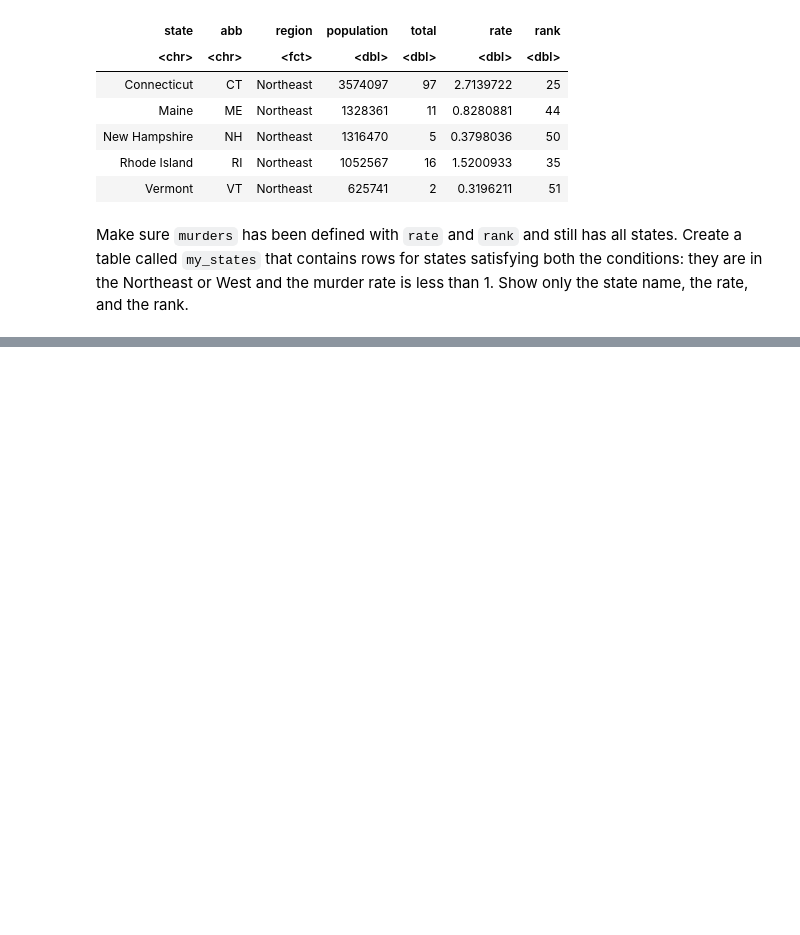
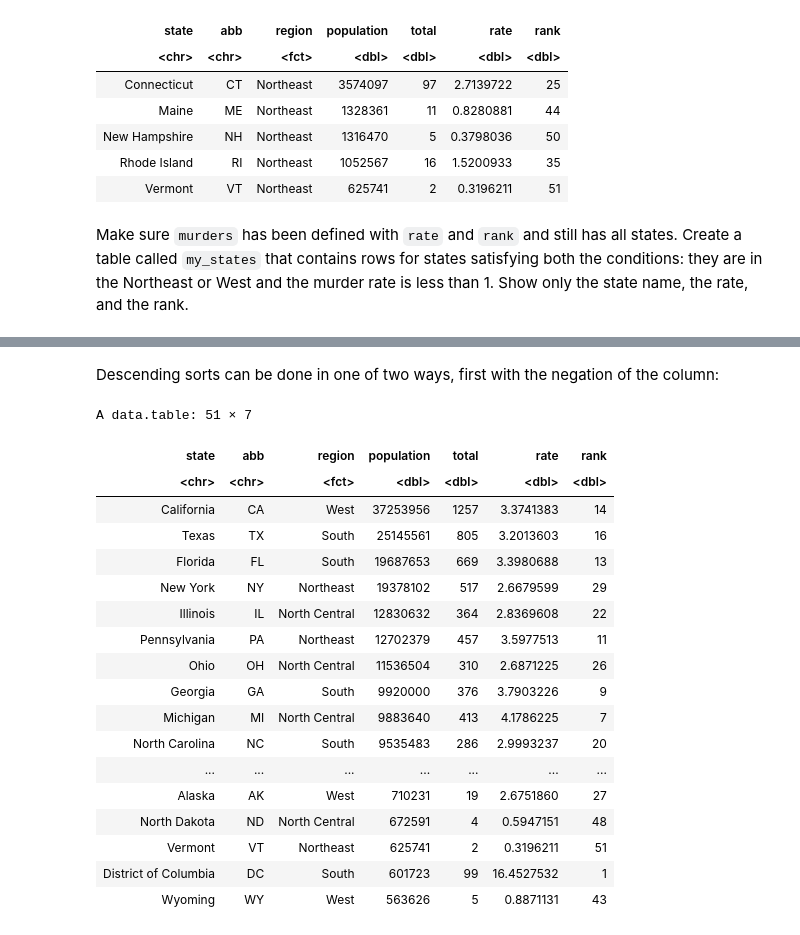
Before and after one commit to readyready15728/data-wrangling-and-visualization-with-r, a Jupyter notebook: 05_data.table/05_data.table.ipynb, the cells around one changed output, grey strips where cells are left out. Saved outputs shown, nothing was run; the diff lists cells and outputs as text; code cells hidden in the pictures; blank space fills up the shorter version.

```diff
--- a/05_data.table/05_data.table.ipynb
+++ b/05_data.table/05_data.table.ipynb
@@ -425,0 +549,24 @@ my_states <- murders_dt[region %in% c('Northeast', 'West') & rate <= 1]
+# %% [markdown]
+Descending sorts can be done in one of two ways, first with the negation of the column:
+# %%
+murders_dt[order(-population)]
+# %% [output]
+A data.table: 51 × 7
+| state | abb | region | population | total | rate | rank |
+| <chr> | <chr> | <fct> | <dbl> | <dbl> | <dbl> | <dbl> |
+| California | CA | West | 37253956 | 1257 | 3.3741383 | 14 |
+| Texas | TX | South | 25145561 | 805 | 3.2013603 | 16 |
+| Florida | FL | South | 19687653 | 669 | 3.3980688 | 13 |
+| New York | NY | Northeast | 19378102 | 517 | 2.6679599 | 29 |
+| Illinois | IL | North Central | 12830632 | 364 | 2.8369608 | 22 |
+| Pennsylvania | PA | Northeast | 12702379 | 457 | 3.5977513 | 11 |
+| Ohio | OH | North Central | 11536504 | 310 | 2.6871225 | 26 |
+| Georgia | GA | South | 9920000 | 376 | 3.7903226 | 9 |
+| Michigan | MI | North Central | 9883640 | 413 | 4.1786225 | 7 |
+| North Carolina | NC | South | 9535483 | 286 | 2.9993237 | 20 |
+| ... | ... | ... | ... | ... | ... | ... |
+| Alaska | AK | West | 710231 | 19 | 2.6751860 | 27 |
+| North Dakota | ND | North Central | 672591 | 4 | 0.5947151 | 48 |
+| Vermont | VT | Northeast | 625741 | 2 | 0.3196211 | 51 |
+| District of Columbia | DC | South | 601723 | 99 | 16.4527532 | 1 |
+| Wyoming | WY | West | 563626 | 5 | 0.8871131 | 43 |
```
Also changed, not shown: parts of 38 cells of this notebook.
